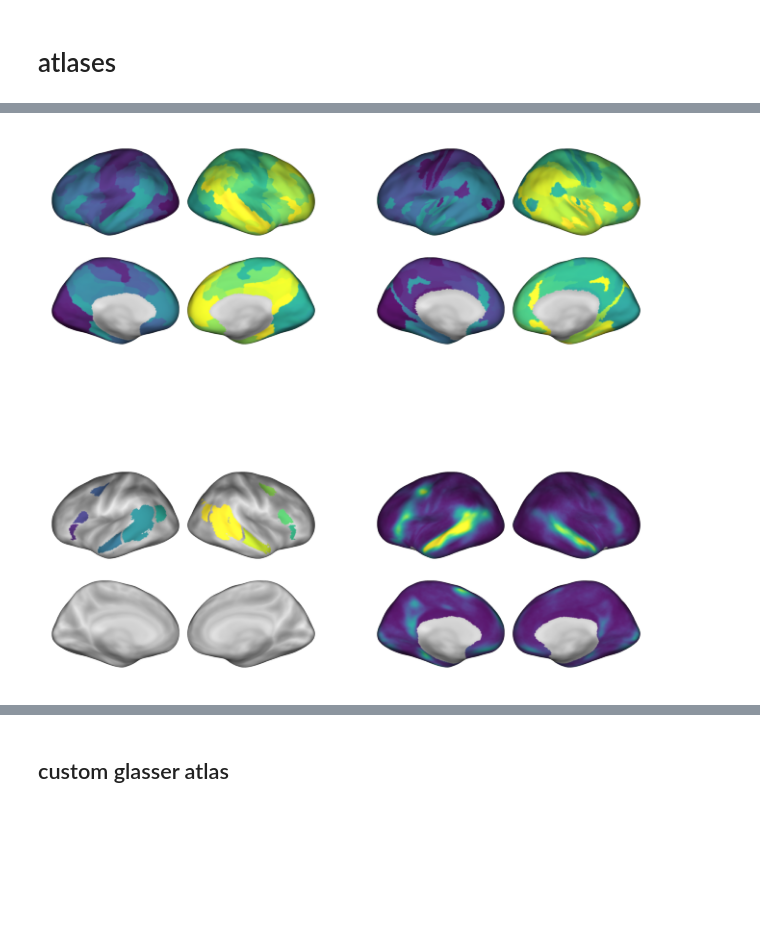
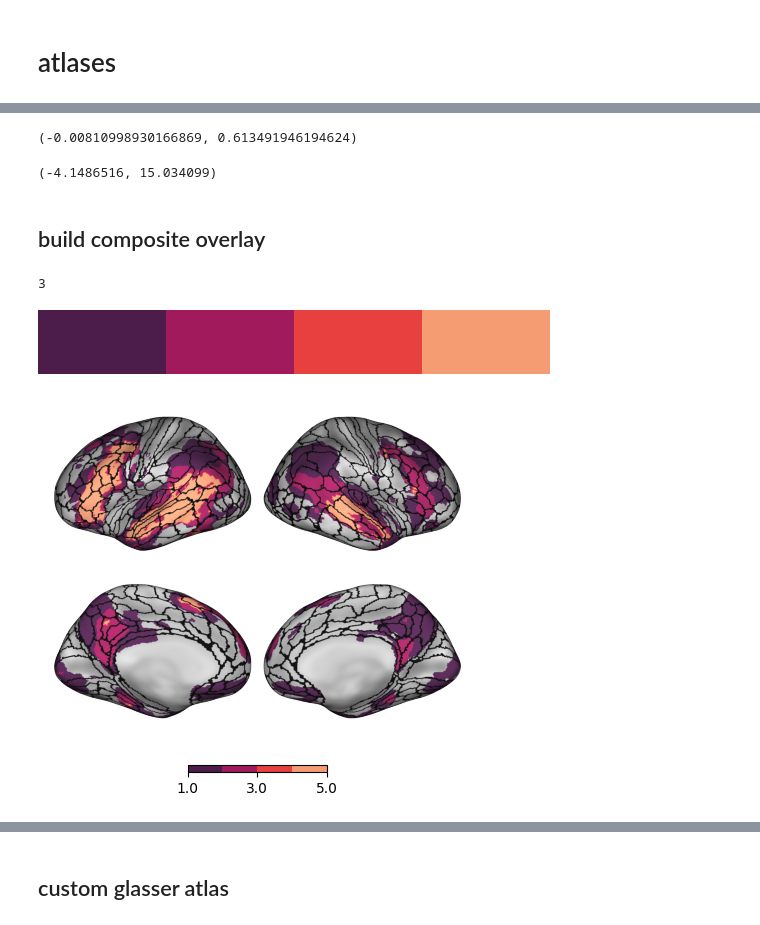
Before and after one commit to YeajuDianaKim394/EncodingModels, a Jupyter notebook: code/atlas.ipynb, the cells around one changed output, grey strips where cells are left out. Saved outputs shown, nothing was run; the diff lists cells and outputs as text; code cells hidden in the pictures; blank space fills up the shorter version.

```diff
--- a/code/atlas.ipynb
+++ b/code/atlas.ipynb
@@ -27,11 +32,45 @@ schaefer = Atlas.schaefer()
 glasser = Atlas.glasser2016()
 lana_atlas = Atlas.lana2022()
 lang_atlas = Atlas.ev2010()
-# %%
-fig, axes = plt.subplots(2, 2, figsize=(8, 8))
-
-for ax, atlas in zip(axes.ravel(), (schaefer, glasser, lang_atlas, lana_atlas)):
-    plot.surface_plot(atlas.label_img, cmap='viridis', fig=fig, ax=ax, cbar=False, vmin=0)
-fig.show()
-# %% [output]
-[figure, removed]
+# %%
+# load narratives data
+gLh = nib.load("mats/narratives-group_space-fsaverage6_hemi-L_desc-mean_isc.gii")
+gRh = nib.load("mats/narratives-group_space-fsaverage6_hemi-R_desc-mean_isc.gii")
+left_data = gLh.agg_data()
+right_data = gRh.agg_data()
+narratives = np.concatenate((left_data, right_data))
+narratives[np.isnan(narratives)] = 0
+narratives.min(), narratives.max()
+# %% [output]
+(-0.00810998930166869, 0.613491946194624)
+# %%
+# neursoynth lang
+gifL, gifR = mni152_to_fsaverage('mats/language_association-test_z_FDR_0.01.nii.gz')
+ns_lang = np.concatenate((gifL.agg_data(), gifR.agg_data()))
+ns_lang.min(), ns_lang.max()
+# %% [output]
+(-4.1486516, 15.034099)
+# %% [markdown]
+## build composite overlay
+# %%
+# binarize
+lang_bin = (lang_atlas.label_img > 0).astype(np.int32)
+lana_bin = (lana_atlas.label_img > .1).astype(np.int32)
+nslg_bin = (ns_lang > 2).astype(np.int32)
+nara_bin = (narratives > .1).astype(np.int32)
+
+# composite = lang_bin + lana_bin + nslg_bin + nara_bin
+composite = lana_bin + nslg_bin + nara_bin
+np.max(composite)
+# %% [output]
+3
+# %%
+colors = sns.color_palette('rocket', 4).as_hex()
+cmap = ListedColormap(colors, 'intensity', N=4)
+cmap
+# %% [output]
+[figure, added]
+# %%
+fig = plot.surface_plot(composite, vmin=1, vmax=5, cmap=cmap, atlas=glasser)
+# %% [output]
+[figure, added]
```
Also changed, not shown: parts of 47 cells of this notebook, 3 other files.
